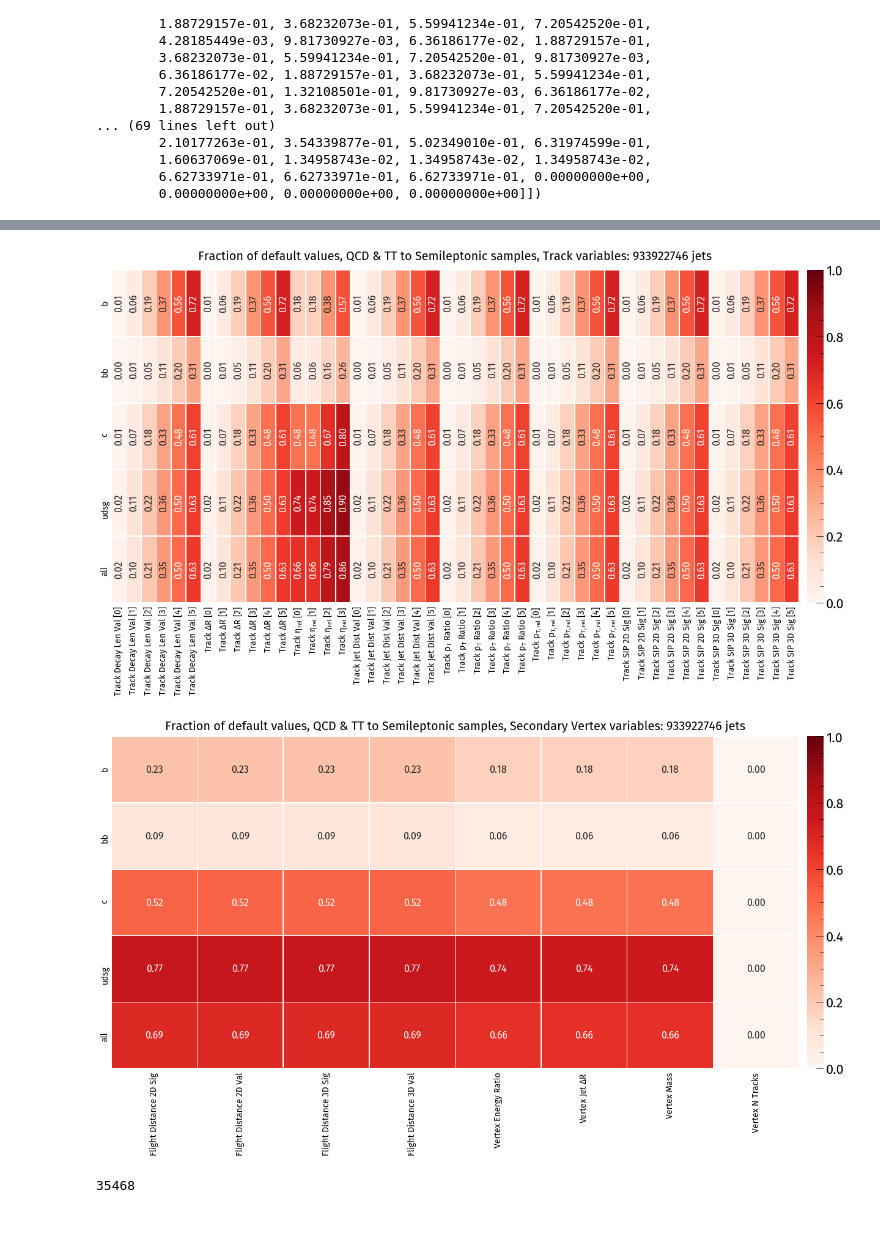
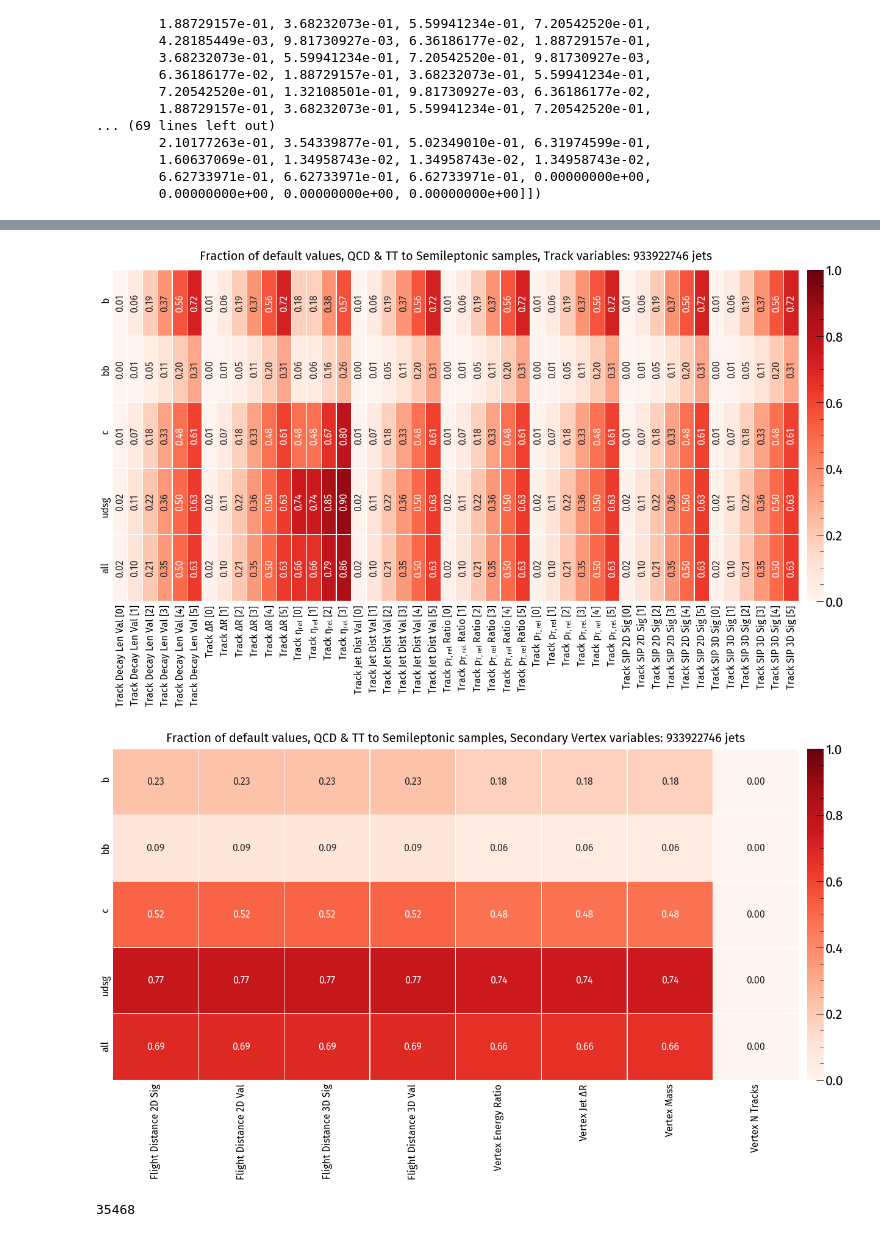
Before and after one commit to AnnikaStein/AI_Safety_2021, a Jupyter notebook: june_21/preparations/distribution_of_defaults.ipynb, the cells around one changed output, grey strips where cells are left out. Drawn from its saved outputs; the diff is of its cells as text; code cells hidden in the pictures.

Commit message:
Final plots for thesis with updated style; additional information on model and datasets

```diff
--- a/june_21/preparations/distribution_of_defaults.ipynb
+++ b/june_21/preparations/distribution_of_defaults.ipynb
@@ -94,7 +94,7 @@ display_names = ['Jet $\eta$',
                 'Track $\eta_{rel}$ [0]','Track $\eta_{rel}$ [1]','Track $\eta_{rel}$ [2]','Track $\eta_{rel}$ [3]',
                 'Track Jet Dist Val [0]','Track Jet Dist Val [1]','Track Jet Dist Val [2]','Track Jet Dist Val [3]','Track Jet Dist Val [4]','Track Jet Dist Val [5]',
                 'Track Jet $p_T$',
-                'Track $p_T$ Ratio [0]','Track $p_T$ Ratio [1]','Track $p_T$ Ratio [2]','Track $p_T$ Ratio [3]','Track $p_T$ Ratio [4]','Track $p_T$ Ratio [5]',
+                'Track $p_{T,rel}$ Ratio [0]','Track $p_{T,rel}$ Ratio [1]','Track $p_{T,rel}$ Ratio [2]','Track $p_{T,rel}$ Ratio [3]','Track $p_{T,rel}$ Ratio [4]','Track $p_{T,rel}$ Ratio [5]',
                 'Track $p_{T,rel}$ [0]','Track $p_{T,rel}$ [1]','Track $p_{T,rel}$ [2]','Track $p_{T,rel}$ [3]','Track $p_{T,rel}$ [4]','Track $p_{T,rel}$ [5]',
                 'Track SIP 2D Sig Above Charm',
                 'Track SIP 2D Sig [0]','Track SIP 2D Sig [1]','Track SIP 2D Sig [2]','Track SIP 2D Sig [3]','Track SIP 2D Sig [4]','Track SIP 2D Sig [5]',
@@ -140,3 +140,6 @@ np.save('all_counter.npy',all_counter)
+# %%
+default_counter = np.load('default_counter.npy')
+all_counter = np.load('all_counter.npy')
 # %%
 default_counter
 # %% [output]
@@ -184,7 +187,7 @@ array([[0.00000000e+00, 0.00000000e+00, 2.29155097e+01, 2.29155097e+01,
         7.44231143e+01, 7.44231143e+01, 7.44231143e+01, 0.00000000e+00,
         0.00000000e+00, 0.00000000e+00, 0.00000000e+00]])
 # %%
-int(all_jets) = sum(all_counter)
+all_jets = int(sum(all_counter))
 all_default = np.sum(default_counter, axis=0)
 # %%
 all_default
@@ -368,7 +372,7 @@ fig, ax = plt.subplots(figsize=(24, 10))
 
 hm = sns.heatmap(percentages_new[:,jetINDEX], cbar=True, vmin=0, vmax=1,
                  fmt='.2f', annot_kws={'size': 16, 'rotation': 0}, annot=True,
-                 square=False, cmap=plt.cm.Reds, cbar_kws=dict(pad=0.01),edgecolors='k',linewidth=0.5)
+                 square=False, cmap=plt.cm.Reds, cbar_kws=dict(pad=0.01),edgecolors='k',linewidth=0.25)
 #cbar_ax = fig.axes[-1]
 #cbar_solids = cbar_ax.collections[0]
 #cbar_solids.set_edgecolor("face")
@@ -376,21 +380,21 @@ hm = sns.heatmap(percentages_new[:,jetINDEX], cbar=True, vmin=0, vmax=1,
 #notcbar_solids = cbar_ax.collections[0]
 #notcbar_solids.set_edgecolor("face")
 ticksX = np.arange(len(jetINDEX)) + 0.5
-ticksY = np.arange(5) + 0.5
+ticksY = np.arange(5) + 0.465
 ax.set_xticks(ticksX)
-ax.set_xticklabels(np.array(display_names)[jetINDEX], rotation=90, fontsize=14)
+ax.set_xticklabels(np.array(display_names)[jetINDEX], rotation=90, fontsize=16)
 ax.xaxis.set_ticks_position('none')
 ax.set_yticks(ticksY)
-ax.set_yticklabels(['b', 'bb', 'c', 'udsg', 'all'], rotation=90, fontsize=14)
+ax.set_yticklabels(['b', 'bb', 'c', 'udsg', 'all'], rotation=90, fontsize=16)
 ax.yaxis.set_ticks_position('none')
 
 if NUM_DATASETS == 1:
     ax.set_title(f'Fraction of default values, QCD & TT to Semileptonic samples\nJet variables: 1 file, {int(all_jets)} jets', size=16, y=1.02)
-    plt.savefig(f'/home/um106329/aisafety/june_21/preparations/defaults_percentage_Jet.svg', bbox_inches='tight')
+    plt.savefig(f'/home/um106329/aisafety/june_21/preparations/defaults_percentage_Jet_v2.svg', bbox_inches='tight')
 else:
     ax.set_title(f'Fraction of default values, QCD & TT to Semileptonic samples, Jet variables: {int(all_jets)} jets', size=20, y=1.01)
-    plt.savefig(f'/home/um106329/aisafety/june_21/preparations/defaults_percentage_{int(all_jets)}_jets_default_{default}_Jet.svg', bbox_inches='tight')
-    plt.savefig(f'/home/um106329/aisafety/june_21/preparations/defaults_percentage_{int(all_jets)}_jets_default_{default}_Jet.pdf', bbox_inches='tight')
+    plt.savefig(f'/home/um106329/aisafety/june_21/preparations/defaults_percentage_{int(all_jets)}_jets_default_{default}_Jet_v2.svg', bbox_inches='tight')
+    plt.savefig(f'/home/um106329/aisafety/june_21/preparations/defaults_percentage_{int(all_jets)}_jets_default_{default}_Jet_v2.pdf', bbox_inches='tight')
 plt.show(block=False)
 time.sleep(5)
 plt.close('all')
@@ -402,24 +406,24 @@ fig, ax = plt.subplots(figsize=(24, 10))
 
 hm = sns.heatmap(percentages_new[:,trackINDEX], cbar=True, vmin=0, vmax=1,
                  fmt='.2f', annot_kws={'size': 16, 'rotation': 90}, annot=True,
-                 square=False, cmap=plt.cm.Reds, cbar_kws=dict(pad=0.01),edgecolors='k',linewidth=0.5)
+                 square=False, cmap=plt.cm.Reds, cbar_kws=dict(pad=0.01),edgecolors='k',linewidth=0.25)
 
 ticksX = np.arange(len(trackINDEX)) + 0.5
-ticksY = np.arange(5) + 0.5
+ticksY = np.arange(5) + 0.465
 ax.set_xticks(ticksX)
-ax.set_xticklabels(np.array(display_names)[trackINDEX], rotation=90, fontsize=14)
+ax.set_xticklabels(np.array(display_names)[trackINDEX], rotation=90, fontsize=16)
 ax.xaxis.set_ticks_position('none')
 ax.set_yticks(ticksY)
-ax.set_yticklabels(['b', 'bb', 'c', 'udsg', 'all'], rotation=90, fontsize=14)
+ax.set_yticklabels(['b', 'bb', 'c', 'udsg', 'all'], rotation=90, fontsize=16)
 ax.yaxis.set_ticks_position('none')
 
 if NUM_DATASETS == 1:
     ax.set_title(f'Fraction of default values, QCD & TT to Semileptonic samples\nTrack variables: 1 file, {int(all_jets)} jets', size=16, y=1.01)
-    plt.savefig(f'/home/um106329/aisafety/june_21/preparations/defaults_percentage_Track.svg', bbox_inches='tight')
+    plt.savefig(f'/home/um106329/aisafety/june_21/preparations/defaults_percentage_Track_v2.svg', bbox_inches='tight')
 else:
     ax.set_title(f'Fraction of default values, QCD & TT to Semileptonic samples, Track variables: {int(all_jets)} jets', size=20, y=1.02)
-    plt.savefig(f'/home/um106329/aisafety/june_21/preparations/defaults_percentage_{int(all_jets)}_jets_default_{default}_Track.svg', bbox_inches='tight')
-    plt.savefig(f'/home/um106329/aisafety/june_21/preparations/defaults_percentage_{int(all_jets)}_jets_default_{default}_Track.pdf', bbox_inches='tight')
+    plt.savefig(f'/home/um106329/aisafety/june_21/preparations/defaults_percentage_{int(all_jets)}_jets_default_{default}_Track_v2.svg', bbox_inches='tight')
+    plt.savefig(f'/home/um106329/aisafety/june_21/preparations/defaults_percentage_{int(all_jets)}_jets_default_{default}_Track_v2.pdf', bbox_inches='tight')
 plt.show(block=False)
 time.sleep(5)
 plt.close('all')
@@ -431,24 +435,24 @@ fig, ax = plt.subplots(figsize=(24, 10))
 
 hm = sns.heatmap(percentages_new[:,svINDEX], cbar=True, vmin=0, vmax=1,
                  fmt='.2f', annot_kws={'size': 16, 'rotation': 0}, annot=True,
-                 square=False, cmap=plt.cm.Reds, cbar_kws=dict(pad=0.01),edgecolors='k',linewidth=0.5)
+                 square=False, cmap=plt.cm.Reds, cbar_kws=dict(pad=0.01),edgecolors='k',linewidth=0.25)
 
 ticksX = np.arange(len(svINDEX)) + 0.5
-ticksY = np.arange(5) + 0.5
+ticksY = np.arange(5) + 0.465
 ax.set_xticks(ticksX)
-ax.set_xticklabels(np.array(display_names)[svINDEX], rotation=90, fontsize=14)
+ax.set_xticklabels(np.array(display_names)[svINDEX], rotation=90, fontsize=16)
 ax.xaxis.set_ticks_position('none')
 ax.set_yticks(ticksY)
-ax.set_yticklabels(['b', 'bb', 'c', 'udsg', 'all'], rotation=90, fontsize=14)
+ax.set_yticklabels(['b', 'bb', 'c', 'udsg', 'all'], rotation=90, fontsize=16)
 ax.yaxis.set_ticks_position('none')
 
 if NUM_DATASETS == 1:
     ax.set_title(f'Fraction of default values, QCD & TT to Semileptonic samples\nSecondary Vertex variables: 1 file, {int(all_jets)} jets', size=16, y=1.02)
-    plt.savefig(f'/home/um106329/aisafety/june_21/preparations/defaults_percentage_SV.svg', bbox_inches='tight')
+    plt.savefig(f'/home/um106329/aisafety/june_21/preparations/defaults_percentage_SV_v2.svg', bbox_inches='tight')
 else:
     ax.set_title(f'Fraction of default values, QCD & TT to Semileptonic samples, Secondary Vertex variables: {int(all_jets)} jets', size=20, y=1.01)
-    plt.savefig(f'/home/um106329/aisafety/june_21/preparations/defaults_percentage_{int(all_jets)}_jets_default_{default}_SV.svg', bbox_inches='tight')
-    plt.savefig(f'/home/um106329/aisafety/june_21/preparations/defaults_percentage_{int(all_jets)}_jets_default_{default}_SV.pdf', bbox_inches='tight')
+    plt.savefig(f'/home/um106329/aisafety/june_21/preparations/defaults_percentage_{int(all_jets)}_jets_default_{default}_SV_v2.svg', bbox_inches='tight')
+    plt.savefig(f'/home/um106329/aisafety/june_21/preparations/defaults_percentage_{int(all_jets)}_jets_default_{default}_SV_v2.pdf', bbox_inches='tight')
 plt.show(block=False)
 time.sleep(5)
 plt.close('all')
@@ -458,3 +462,3 @@ gc.collect(2)
-[figure, old version]
+[figure, new version]
-[figure, old version]
+[figure, new version]
 35468
```
Also changed, not shown: parts of 6 cells of this notebook, 19 other files.
